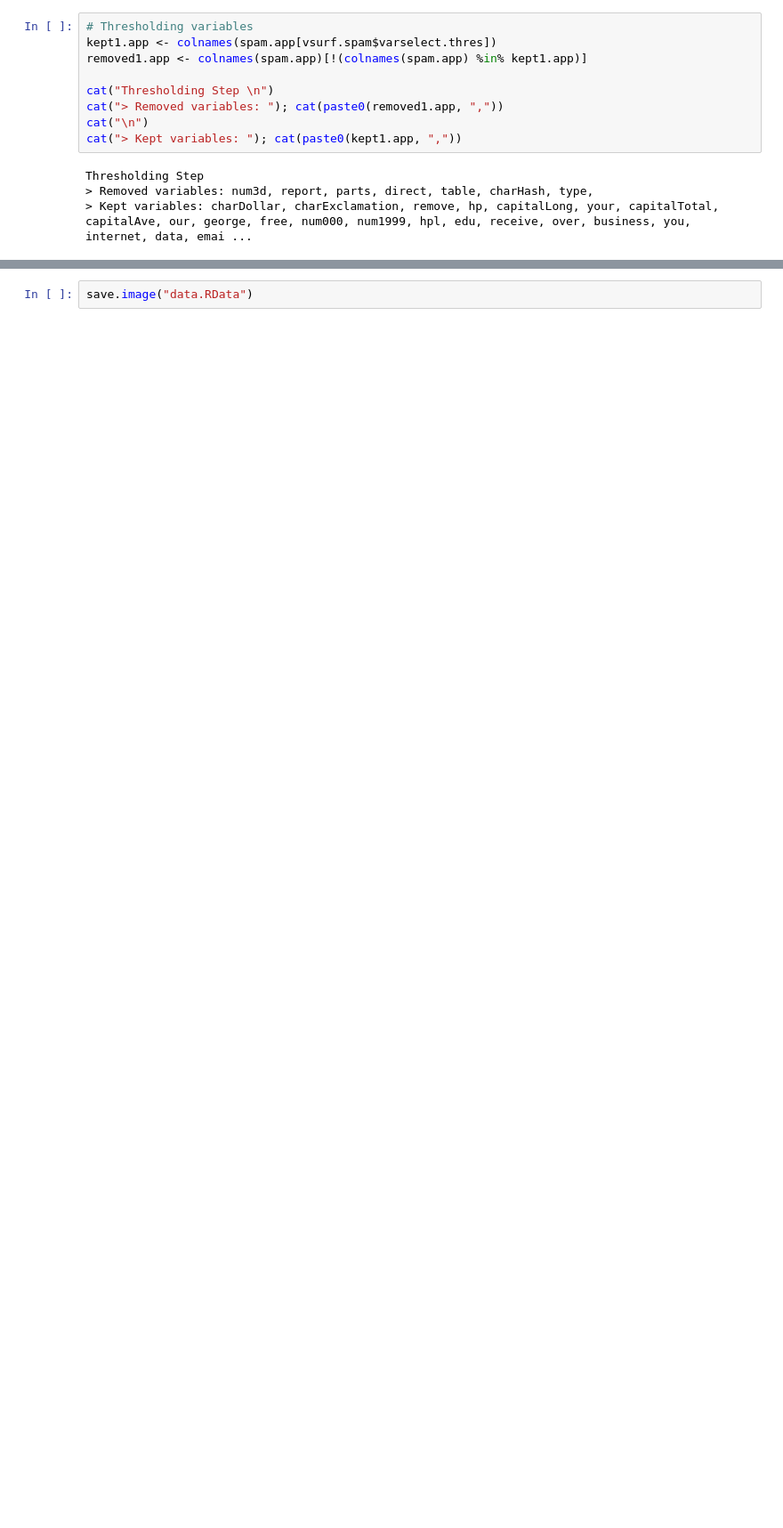
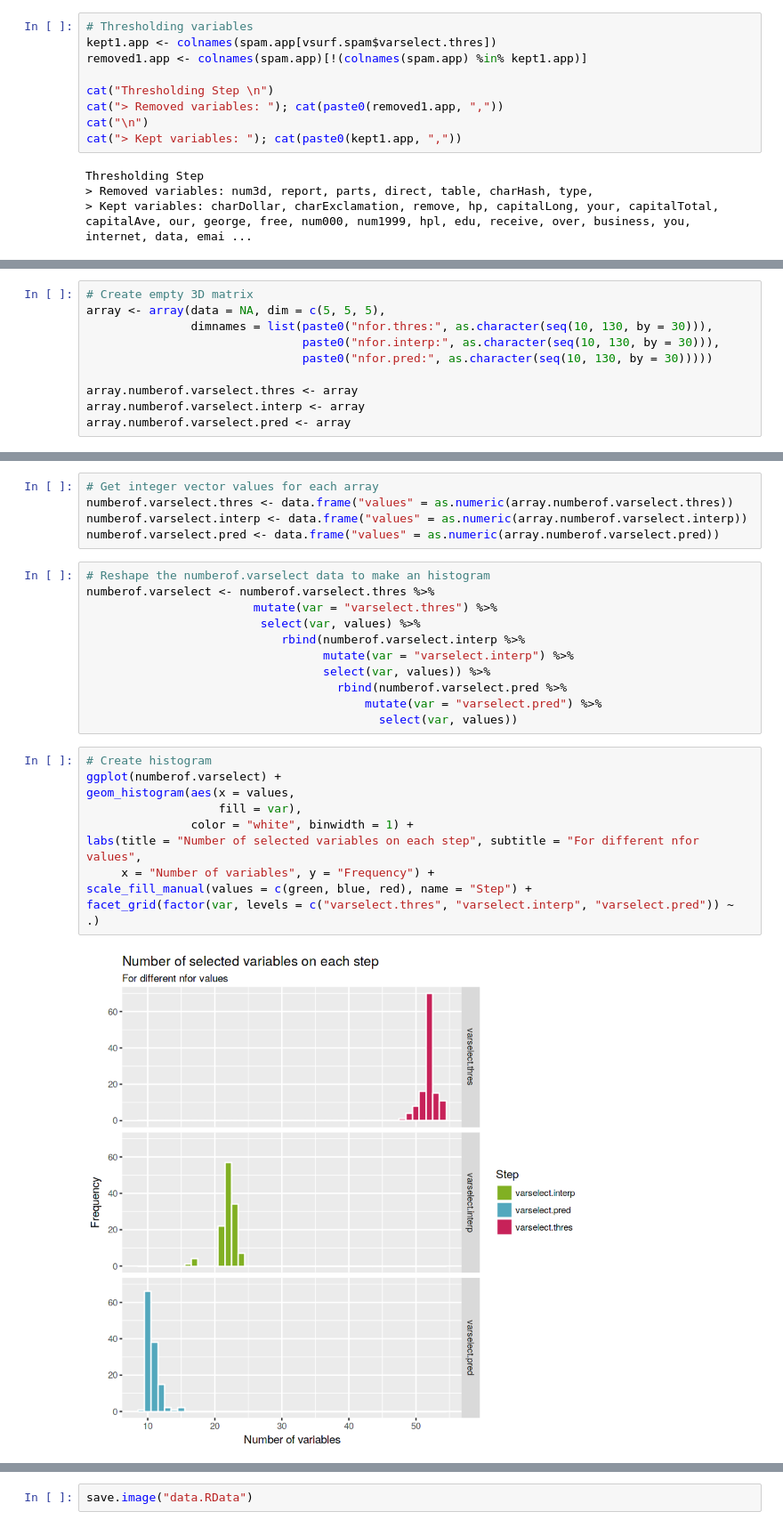
Before and after one commit to guzmanlopez/ACRRF_course, a Jupyter notebook: trabajo-final.ipynb, the cells around one changed output, grey strips where cells are left out. Shown at 89% size. Cells and saved outputs as stored; diff of their text form; blank space fills up the shorter version.

```diff
--- a/trabajo-final.ipynb
+++ b/trabajo-final.ipynb
@@ -1453,0 +1448,10 @@ Prediction Step
+# %%
+# Create empty 3D matrix
+array <- array(data = NA, dim = c(5, 5, 5),
+               dimnames = list(paste0("nfor.thres:", as.character(seq(10, 130, by = 30))),
+                               paste0("nfor.interp:", as.character(seq(10, 130, by = 30))),
+                               paste0("nfor.pred:", as.character(seq(10, 130, by = 30)))))
+
+array.numberof.varselect.thres <- array
+array.numberof.varselect.interp <- array
+array.numberof.varselect.pred <- array
@@ -1453,0 +1471,28 @@ Prediction Step
+# %%
+# Get integer vector values for each array
+numberof.varselect.thres <- data.frame("values" = as.numeric(array.numberof.varselect.thres))
+numberof.varselect.interp <- data.frame("values" = as.numeric(array.numberof.varselect.interp))
+numberof.varselect.pred <- data.frame("values" = as.numeric(array.numberof.varselect.pred))
+# %%
+# Reshape the numberof.varselect data to make an histogram
+numberof.varselect <- numberof.varselect.thres %>%
+                        mutate(var = "varselect.thres") %>%
+                         select(var, values) %>%
+                            rbind(numberof.varselect.interp %>%
+                                  mutate(var = "varselect.interp") %>%
+                                  select(var, values)) %>%
+                                    rbind(numberof.varselect.pred %>%
+                                        mutate(var = "varselect.pred") %>%
+                                          select(var, values))
+# %%
+# Create histogram
+ggplot(numberof.varselect) +
+geom_histogram(aes(x = values,
+                   fill = var),
+               color = "white", binwidth = 1) +
+labs(title = "Number of selected variables on each step", subtitle = "For different nfor values",
+     x = "Number of variables", y = "Frequency") +
+scale_fill_manual(values = c(green, blue, red), name = "Step") +
+facet_grid(factor(var, levels = c("varselect.thres", "varselect.interp", "varselect.pred")) ~ .)
+# %% [output]
+[figure, added]
```
Also changed, not shown: parts of 77 cells of this notebook, 27 other files.
